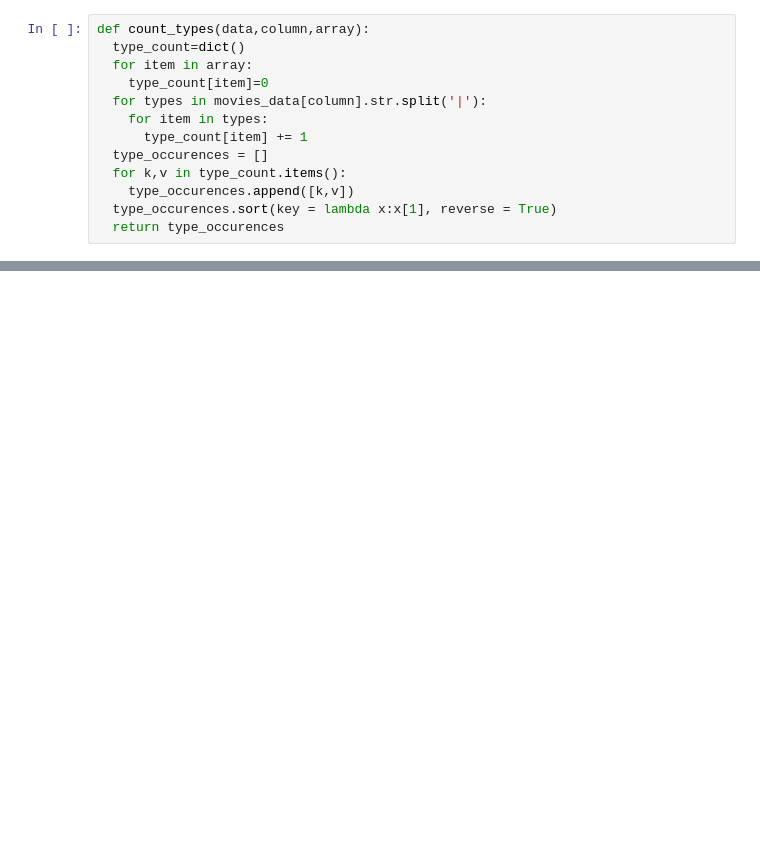
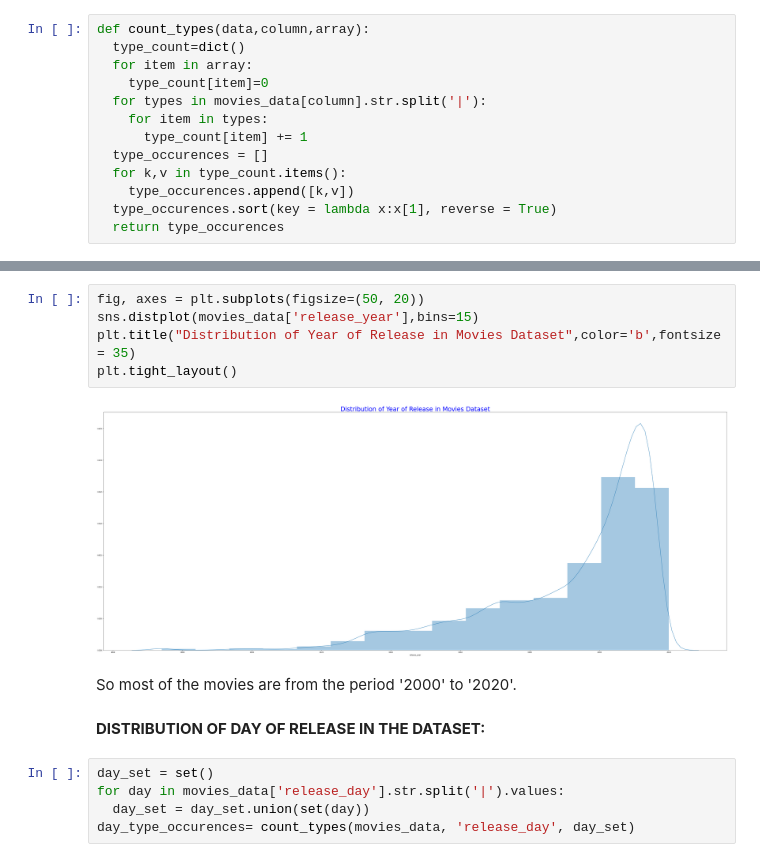
Before and after one commit to disha2sinha/Movie-Recommendation-System, a Jupyter notebook: Analysis_of_The_Dataset.ipynb, the cells around one changed output, grey strips where cells are left out. Drawn from its saved outputs; the diff is of its cells as text; blank space fills up the shorter version.

```diff
--- a/Analysis_of_The_Dataset.ipynb
+++ b/Analysis_of_The_Dataset.ipynb
@@ -150 +190,17 @@ type_occurences
+# %%
+fig, axes = plt.subplots(figsize=(50, 20))
+sns.distplot(movies_data['release_year'],bins=15)
+plt.title("Distribution of Year of Release in Movies Dataset",color='b',fontsize = 35)
+plt.tight_layout()
+# %% [output]
+[figure, added]
+# %% [markdown]
+So most of the movies are from the period '2000' to '2020'.
+# %% [markdown]
+ **DISTRIBUTION OF DAY OF RELEASE IN THE DATASET:**
+# %%
+day_set = set()
+for day in movies_data['release_day'].str.split('|').values:
+  day_set = day_set.union(set(day))
+day_type_occurences= count_types(movies_data, 'release_day', day_set)
 # %%
```
Also changed, not shown: parts of 24 cells of this notebook.
